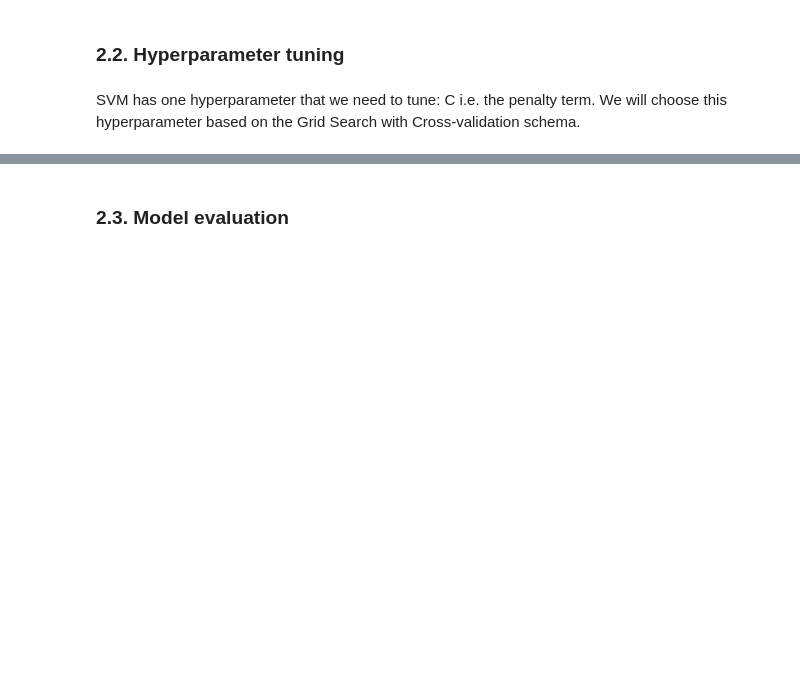
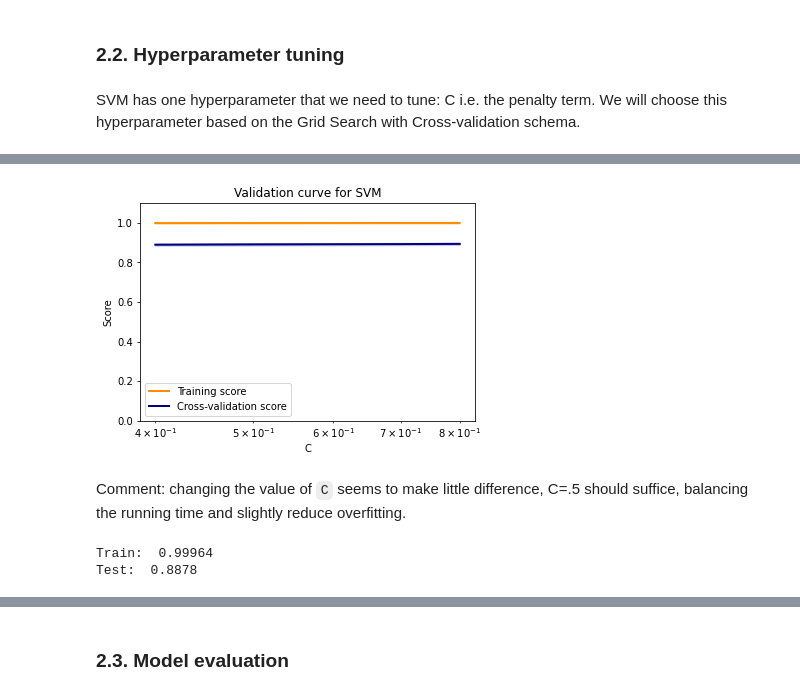
Before and after one commit to tuanlda78202/SAIMDB, a Jupyter notebook: src/supervised/ML/src/SVM.ipynb, the cells around one changed output, grey strips where cells are left out. Drawn from its saved outputs; the diff is of its cells as text; code cells hidden in the pictures; blank space fills up the shorter version.

```diff
--- a/src/supervised/ML/src/SVM.ipynb
+++ b/src/supervised/ML/src/SVM.ipynb
@@ -58,0 +166,60 @@ print(accuracy_score(y_test, y_pred))
+# %%
+indices = np.arange(y_train.shape[0])
+param_range=[0.4, .5, .6, .65, .7, .8]
+
+train_scores, test_scores = validation_curve(LinearSVC(random_state=0), X_train_tf, y_train,
+                                            param_name='C', param_range=param_range, cv=10, scoring='accuracy', n_jobs=-1)
+# %%
+train_scores_mean = np.mean(train_scores, axis=1)
+train_scores_std = np.std(train_scores, axis=1)
+test_scores_mean = np.mean(test_scores, axis=1)
+test_scores_std = np.std(test_scores, axis=1)
+
+plt.title('Validation curve for SVM')
+plt.xlabel('C')
+plt.ylabel('Score')
+plt.ylim(0.0, 1.1)
+lw=2
+plt.semilogx(
+    param_range, train_scores_mean, label="Training score", color="darkorange", lw=lw
+)
+plt.fill_between(
+    param_range,
+    train_scores_mean - train_scores_std,
+    train_scores_mean + train_scores_std,
+    alpha=0.2,
+    color="darkorange",
+    lw=lw,
+)
+plt.semilogx(
+    param_range, test_scores_mean, label="Cross-validation score", color="navy", lw=lw
+)
+plt.fill_between(
+    param_range,
+    test_scores_mean - test_scores_std,
+    test_scores_mean + test_scores_std,
+    alpha=0.2,
+    color="navy",
+    lw=lw,
+)
+plt.legend(loc="best")
+plt.show()
+# %% [output]
+[figure, added]
+# %% [markdown]
+Comment: changing the value of `C` seems to make little difference, C=.5 should suffice, balancing the running time and slightly reduce overfitting.
+# %%
+clf = LinearSVC(C=.5, random_state=0)
+clf.fit(X_train_tf, y_train)
+
+y_pred_train = clf.predict(X_train_tf)
+y_pred_test = clf.predict(X_test_tf)
+
+train_acc = accuracy_score(y_train, y_pred_train)
+test_acc = accuracy_score(y_test, y_pred_test)
+
+print("Train: ", train_acc)
+print("Test: ", test_acc)
+# %% [output]
+Train:  0.99964
+Test:  0.8878
```
Also changed, not shown: parts of 33 cells of this notebook, 5 other files.
